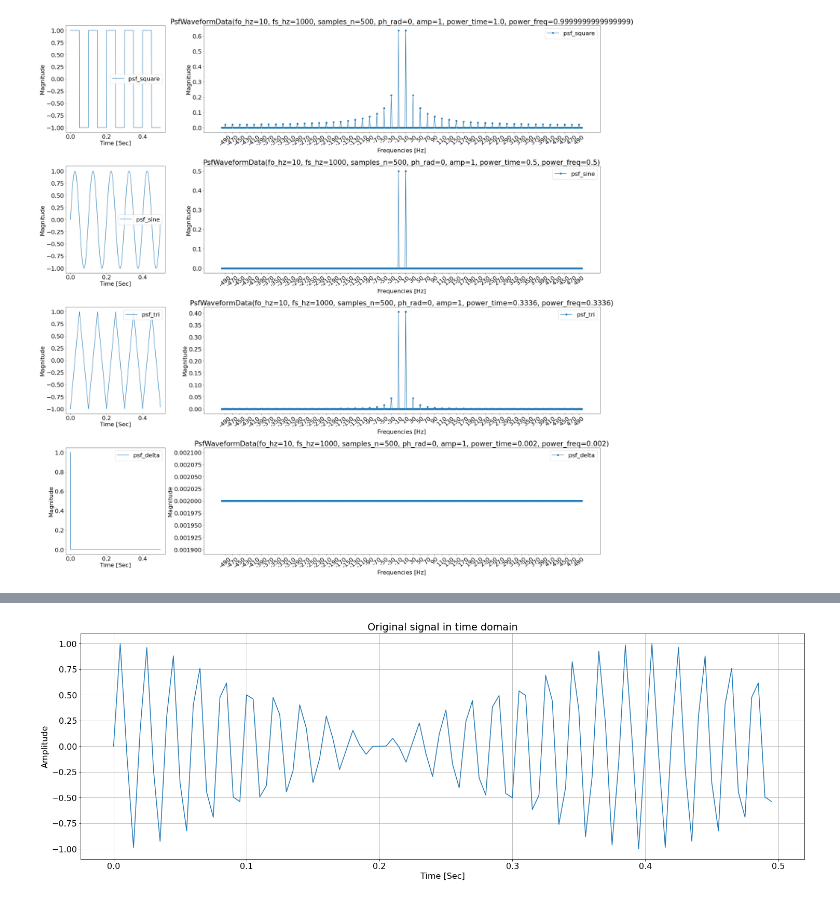
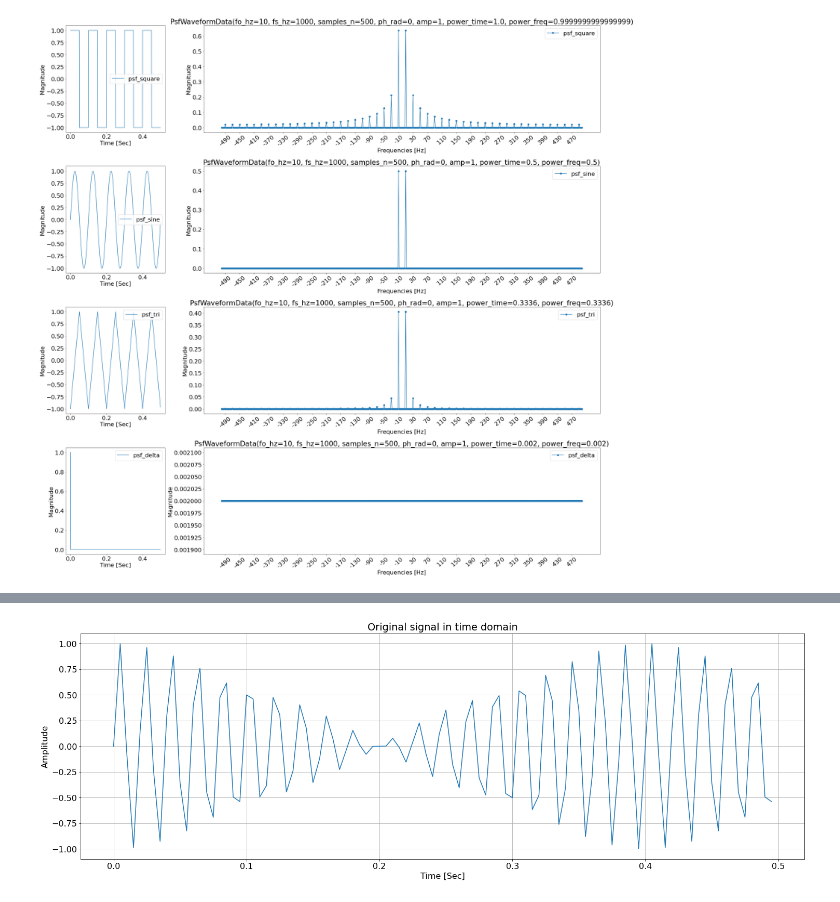
Before and after one commit to lorsi96/Signal-Processing-Fundaments---MSE07, a Jupyter notebook: TP2 Procesamiento de Señales: Fundamentos.ipynb, the cells around one changed output, grey strips where cells are left out. Drawn from its saved outputs; the diff is of its cells as text; code cells hidden in the pictures.

```diff
--- a/TP2 Procesamiento de Señales: Fundamentos.ipynb
+++ b/TP2 Procesamiento de Señales: Fundamentos.ipynb
@@ -91,34 +107,34 @@ wfm = PsfWaveformSpec(
     fs_hz = 1000,
     samples_n = 500,
     ph_rad = 0,
     amp = 1
 )
 
 waveforms = (psf_square, psf_sine, psf_tri, psf_delta)
 
 fig, axs = plt.subplots(len(waveforms), 2 , figsize=(30, 30), gridspec_kw={'width_ratios': [1, 4]})
 
 
 for i, fun in enumerate((psf_square, psf_sine, psf_tri, psf_delta)):
   time = np.arange(0, wfm.samples_n) * 1/wfm.fs_hz
   sig = fun(wfm)
   fft, fft_fs = easy_fft(sig, wfm.fs_hz)
 
   d = PsfWaveformData(power_freq=get_avg_power_f(fft), power_time=get_avg_power_t(sig),  **wfm.__dict__)
   axs[i, 0].plot(time, sig, label=fun.__name__)
   axs[i, 0].legend()
   axs[i, 0].set_xlabel('Time [Sec]')
   axs[i, 0].set_ylabel('Magnitude')
   axs[i, 1].set_title(str(d))
   axs[i, 1].plot(fft_fs, fft, '-o', label=fun.__name__)
   axs[i, 1].legend()
   axs[i, 1].set_xlabel('Frequencies [Hz]')
   axs[i, 1].set_ylabel('Magnitude')
-  axs[i, 1].set_xticks(range(-490, 500, 20))
-  axs[i, 1].set_xticklabels(range(-490, 500, 20), rotation=40)
+  axs[i, 1].set_xticks(range(-490, 500, 40))
+  axs[i, 1].set_xticklabels(range(-490, 500, 40), rotation=40)
 
 plt.tight_layout()
 plt.show()
 # %% [output]
-[figure, old version]
+[figure, new version]
 # %% [markdown]
```
Also changed, not shown: parts of 12 cells of this notebook, 4 other files.
